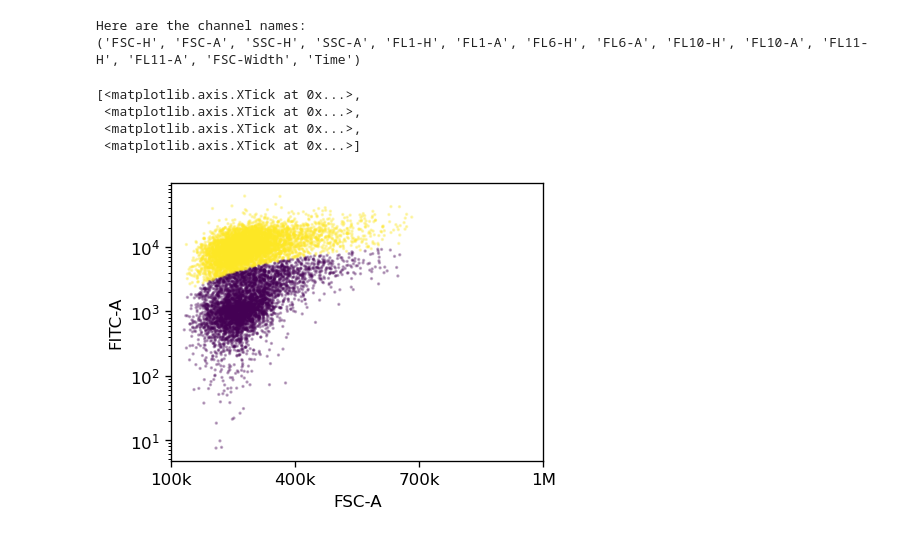
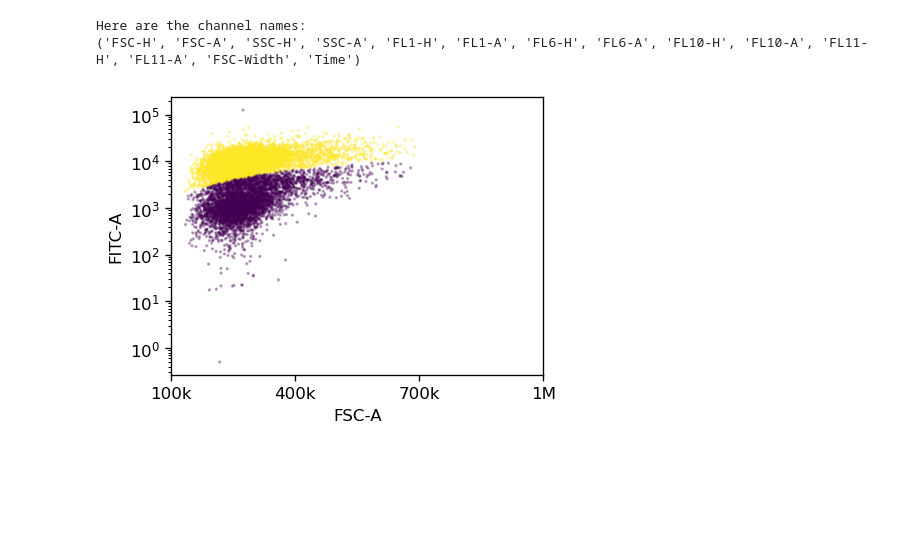
Before and after one commit to ym3141/EasyFlowQ, a Jupyter notebook: demo_sample/python_analysis.ipynb, the cells around one changed output. Cells and saved outputs as stored; diff of their text form; code cells hidden in the pictures; blank space fills up the shorter version.

```diff
--- a/demo_sample/python_analysis.ipynb
+++ b/demo_sample/python_analysis.ipynb
@@ -27,16 +27,14 @@ _ = clf2.fit(cluster_input)
 # %%
 sub_sample_index = np.random.choice(np.arange(len(flow_2d)), 10000, replace=False)
 
 fig, ax = plt.subplots(figsize=[4, 3])
 fig.dpi = 120
-ax.scatter(x=flow_2d[sub_sample_index,0], y=flow_2d[sub_sample_index,1], c=clf2.predict(cluster_input[sub_sample_index, :]) + 1, alpha=0.3, s=1)
+ax.scatter(x=flow_2d[sub_sample_index, 0], y=flow_2d[sub_sample_index, 1],
+           c=clf2.predict(cluster_input[sub_sample_index, :]),
+           alpha=0.3, s=1)
 ax.set_yscale('log')
 ax.set_xlabel('FSC-A')
 ax.set_ylabel('FITC-A')
-ax.set_xticks([1e5, 4e5, 7e5, 1e6], ['100k', '400k', '700k', '1M'])
+ticks = ax.set_xticks([1e5, 4e5, 7e5, 1e6], ['100k', '400k', '700k', '1M'])
 # %% [output]
-[<matplotlib.axis.XTick at 0x...>,
- <matplotlib.axis.XTick at 0x...>,
- <matplotlib.axis.XTick at 0x...>,
- <matplotlib.axis.XTick at 0x...>]
-[figure, old version]
+[figure, new version]
```
